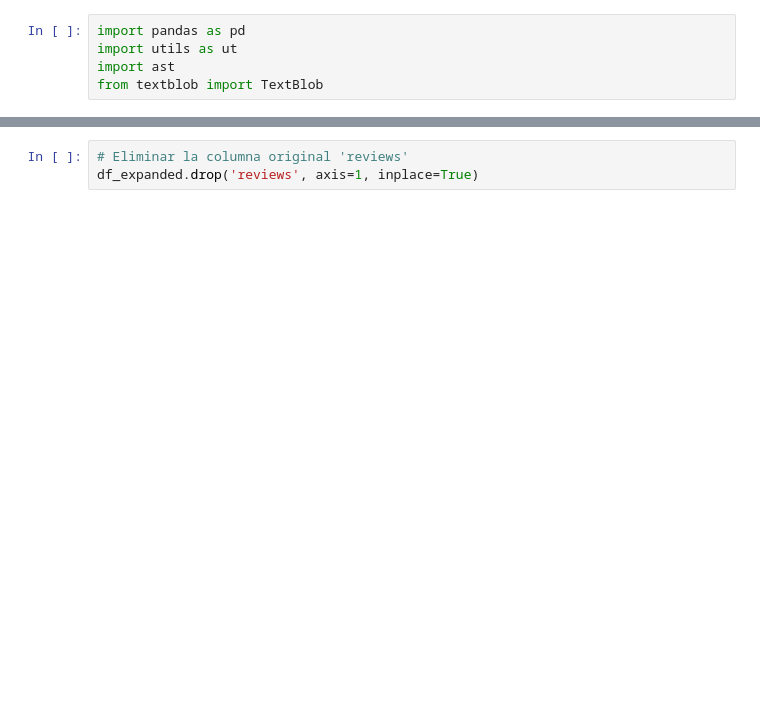
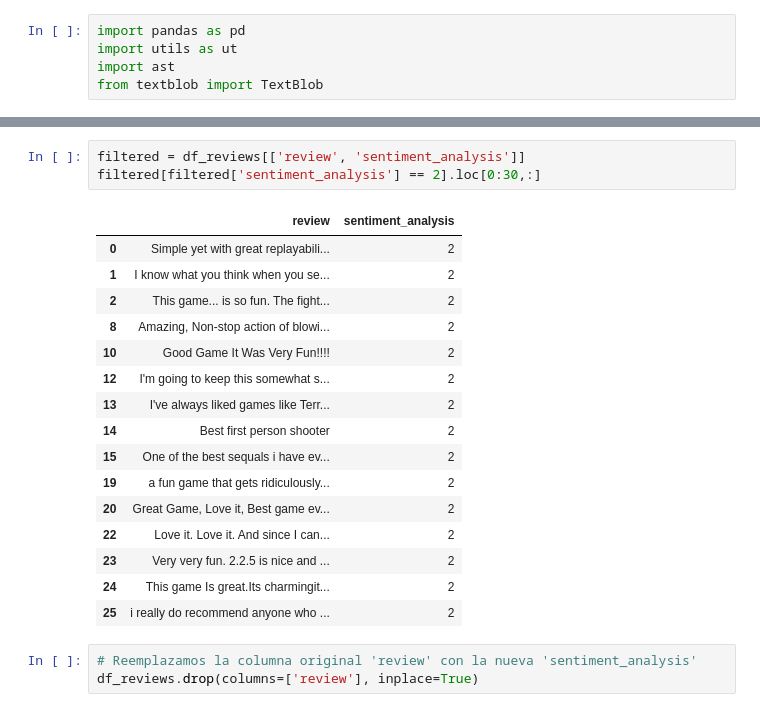
Before and after one commit to Mauro-coder555/Steam-Rec-System, a Jupyter notebook: ETL/Feature_engine.ipynb, the cells around one changed output, grey strips where cells are left out. Saved outputs shown, nothing was run; the diff lists cells and outputs as text; blank space fills up the shorter version.

```diff
--- a/ETL/Feature_engine.ipynb
+++ b/ETL/Feature_engine.ipynb
@@ -71,3 +44,23 @@ df_expanded = df_expanded[new_columns_order]
+# %%
+filtered = df_reviews[['review', 'sentiment_analysis']]
+filtered[filtered['sentiment_analysis'] == 2].loc[0:30,:]
+# %% [output]
+|  | review | sentiment_analysis |
+| 0 | Simple yet with great replayabili... | 2 |
+| 1 | I know what you think when you se... | 2 |
+| 2 | This game... is so fun. The fight... | 2 |
+| 8 | Amazing, Non-stop action of blowi... | 2 |
+| 10 | Good Game It Was Very Fun!!!! | 2 |
+| 12 | I'm going to keep this somewhat s... | 2 |
+| 13 | I've always liked games like Terr... | 2 |
+| 14 | Best first person shooter | 2 |
+| 15 | One of the best sequals i have ev... | 2 |
+| 19 | a fun game that gets ridiculously... | 2 |
+| 20 | Great Game, Love it, Best game ev... | 2 |
+| 22 | Love it. Love it. And since I can... | 2 |
+| 23 | Very very fun. 2.2.5 is nice and ... | 2 |
+| 24 | This game Is great.Its charmingit... | 2 |
+| 25 | i really do recommend anyone who ... | 2 |
 # %%
-# Eliminar la columna original 'reviews'
-df_expanded.drop('reviews', axis=1, inplace=True)
+# Reemplazamos la columna original 'review' con la nueva 'sentiment_analysis'
+df_reviews.drop(columns=['review'], inplace=True)
```
Also changed, not shown: parts of 16 cells of this notebook, 5 other files.
